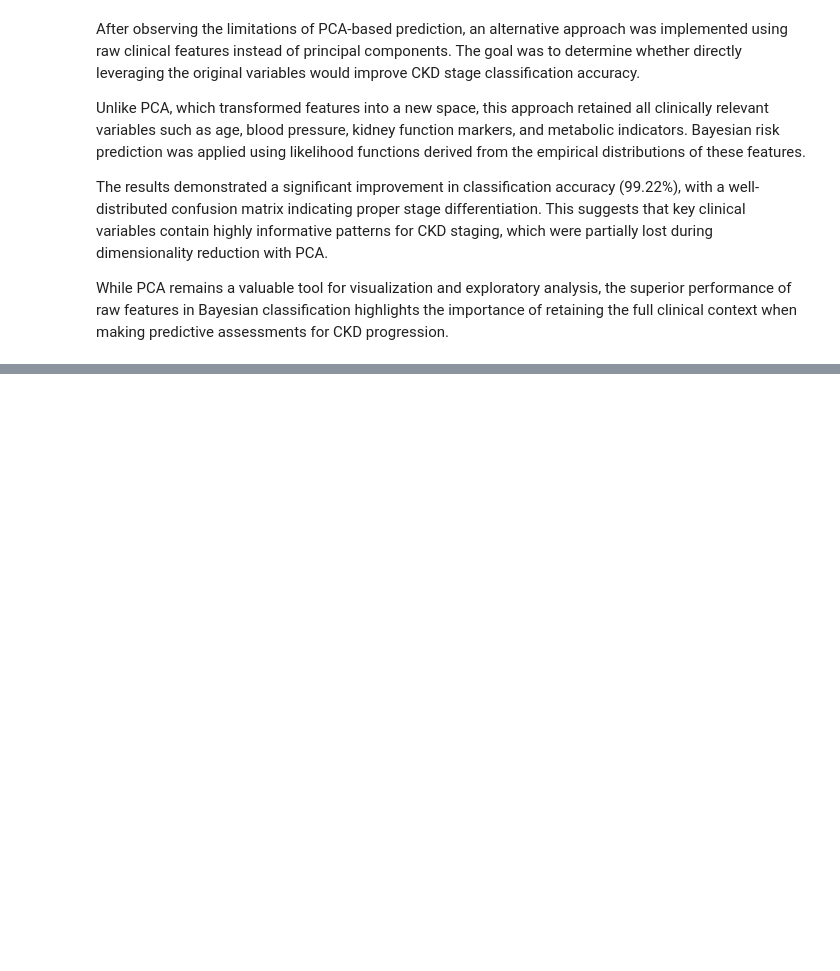
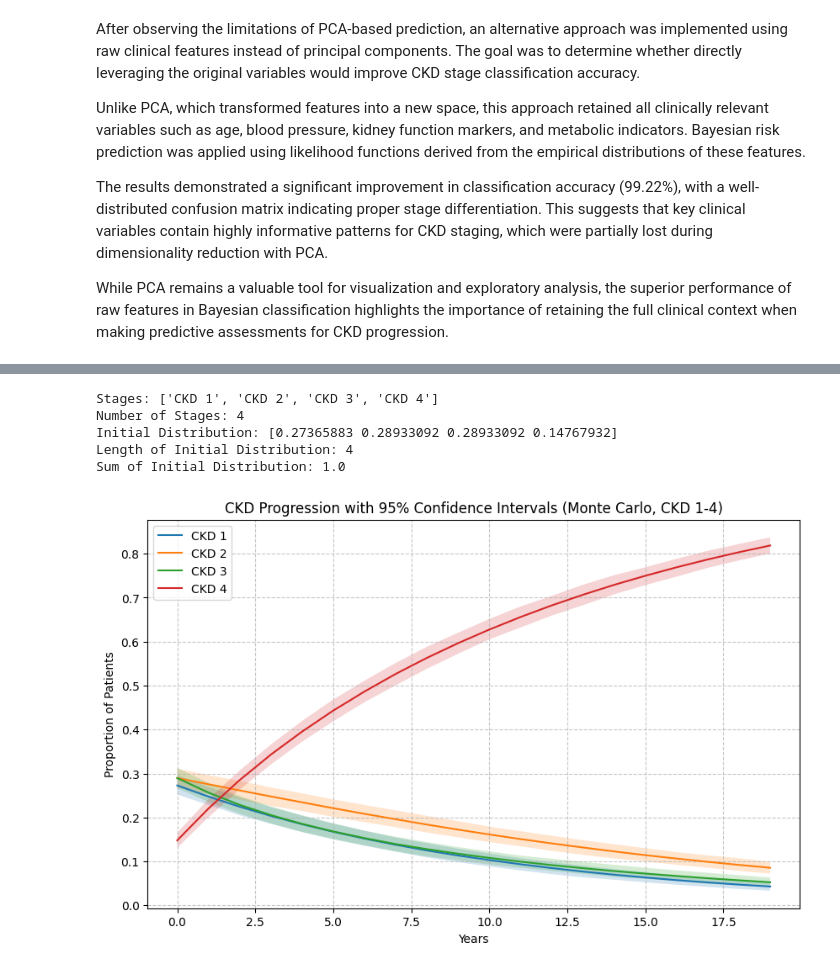
Before and after one commit to GloriaMoraaRiechi/Spring-2025, a Jupyter notebook: ckd_analysis.ipynb, the cells around one changed output, grey strips where cells are left out. Saved outputs shown, nothing was run; the diff lists cells and outputs as text; code cells hidden in the pictures; blank space fills up the shorter version.

```diff
--- a/ckd_analysis.ipynb
+++ b/ckd_analysis.ipynb
@@ -1333,3 +1324,5 @@ Unlike PCA, which transformed features into a new space, this approach retained
 The results demonstrated a significant improvement in classification accuracy (99.22%), with a well-distributed confusion matrix indicating proper stage differentiation. This suggests that key clinical variables contain highly informative patterns for CKD staging, which were partially lost during dimensionality reduction with PCA.
 
 While PCA remains a valuable tool for visualization and exploratory analysis, the superior performance of raw features in Bayesian classification highlights the importance of retaining the full clinical context when making predictive assessments for CKD progression.
+# %%
+df_mcs = pd.read_csv("updated_CKD_data1.csv")
@@ -1335,0 +1423,71 @@ While PCA remains a valuable tool for visualization and exploratory analysis, th
+# %%
+initial_distribution = df_mcs['CKD_Stage'].value_counts(normalize=True).sort_index().values
+# %%
+print("Stages:", stages)
+print("Number of Stages:", len(stages))
+
+print("Initial Distribution:", initial_distribution)
+print("Length of Initial Distribution:", len(initial_distribution))
+
+print("Sum of Initial Distribution:", sum(initial_distribution))
+# %% [output]
+Stages: ['CKD 1', 'CKD 2', 'CKD 3', 'CKD 4']
+Number of Stages: 4
+Initial Distribution: [0.27365883 0.28933092 0.28933092 0.14767932]
+Length of Initial Distribution: 4
+Sum of Initial Distribution: 1.0
+# %%
+import numpy as np
+import pandas as pd
+import matplotlib.pyplot as plt
+from scipy.stats import norm
+
+# Define number of simulations and time steps
+num_simulations = 1000
+time_steps = 20
+num_patients = 1659
+
+# Define CKD stages
+stages = ["CKD 1", "CKD 2", "CKD 3", "CKD 4"]
+
+# Initialize storage for confidence intervals
+all_simulations = []
+
+for _ in range(num_simulations):
+    patient_states = np.random.choice(range(len(stages)), size=num_patients, p=initial_distribution)
+    stage_proportions = []
+
+    for t in range(time_steps):
+        stage_counts = np.bincount(patient_states, minlength=len(stages))
+        stage_proportions.append(stage_counts / num_patients)
+        new_states = []
+
+        for patient in patient_states:
+            patient_transition = np.random.choice(range(len(stages)), p=transition_matrix[patient])
+            new_states.append(patient_transition)
+
+        patient_states = np.array(new_states)
+
+    all_simulations.append(np.array(stage_proportions))
+
+# Convert to array (shape: num_simulations x time_steps x num_stages)
+all_simulations = np.array(all_simulations)
+
+# Compute mean and confidence intervals (95% CI)
+mean_trajectory = np.mean(all_simulations, axis=0)
+lower_bound = np.percentile(all_simulations, 2.5, axis=0)
+upper_bound = np.percentile(all_simulations, 97.5, axis=0)
+
+plt.figure(figsize=(10, 6))
+for i, stage in enumerate(stages):
+    plt.plot(range(time_steps), mean_trajectory[:, i], label=f'{stage}')
+    plt.fill_between(range(time_steps), lower_bound[:, i], upper_bound[:, i], alpha=0.2)
+
+plt.xlabel("Years")
+plt.ylabel("Proportion of Patients")
+plt.title("CKD Progression with 95% Confidence Intervals (Monte Carlo, CKD 1-4)")
+plt.legend()
+plt.grid(True, linestyle='--', alpha=0.7)
+plt.show()
+# %% [output]
+[figure, added]
```
Also changed, not shown: parts of 12 cells of this notebook.
